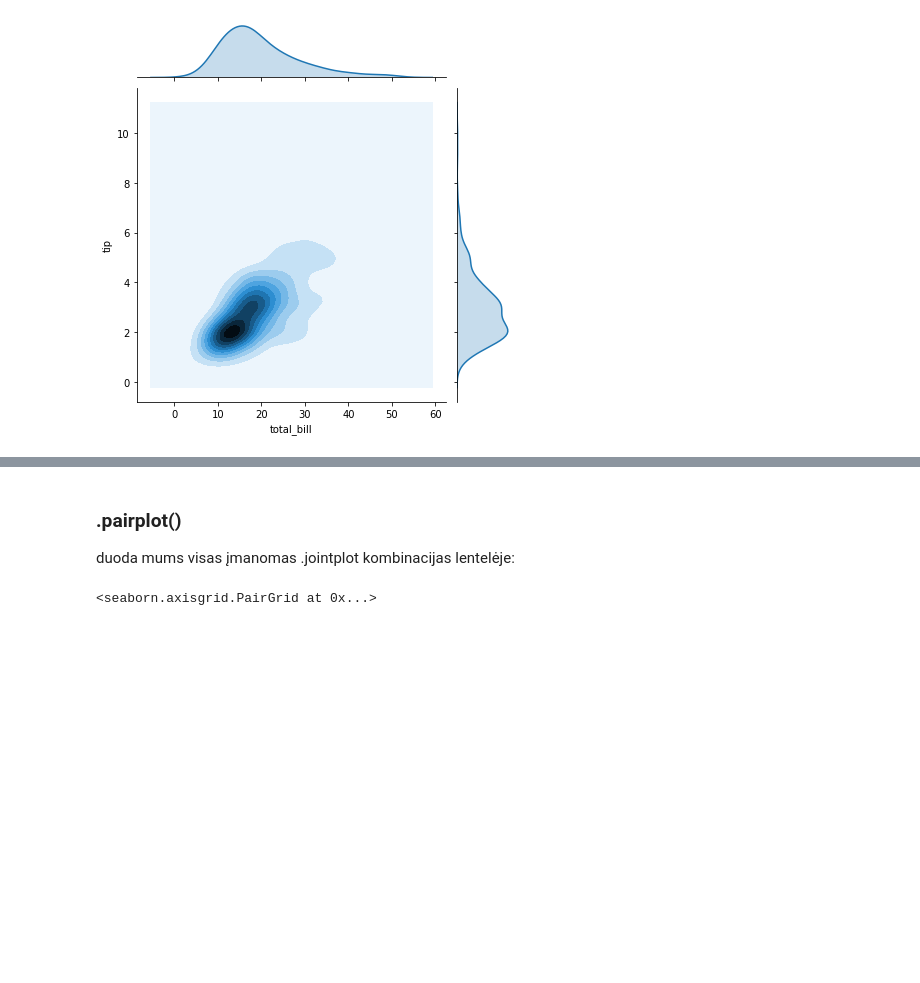
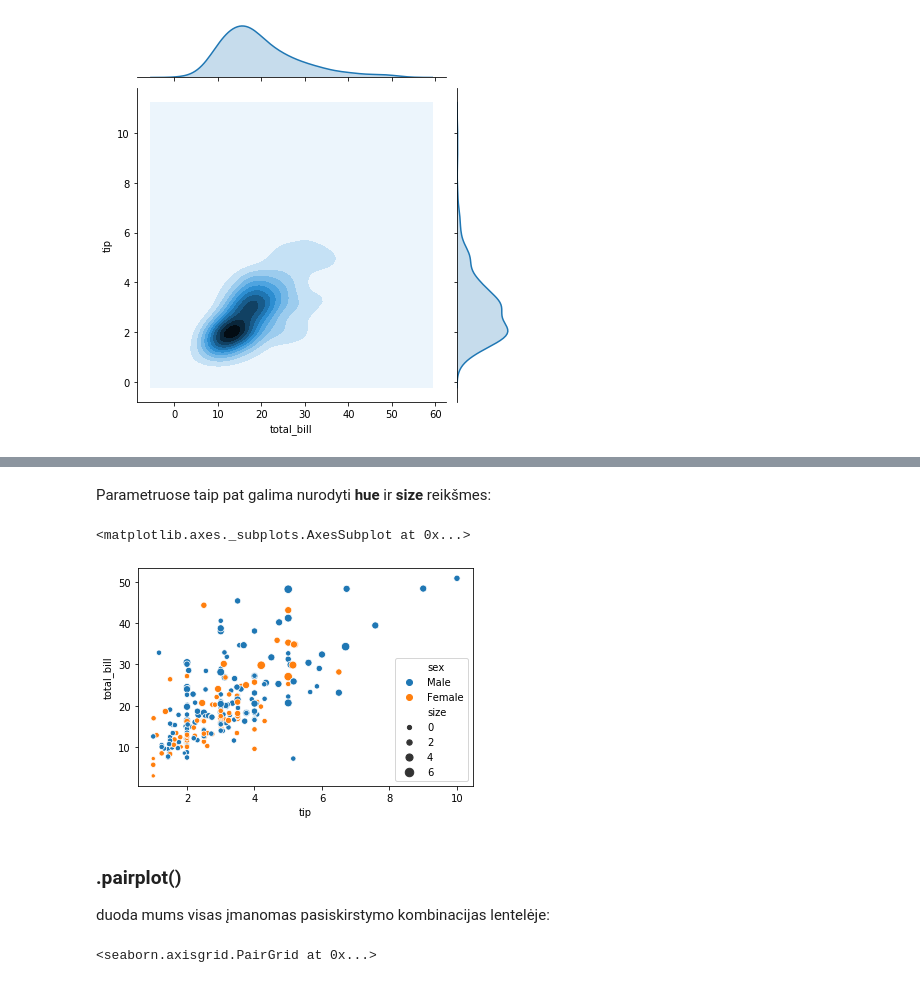
Before and after one commit to robotautas/kursas, a Jupyter notebook: Seaborn/Seaborn.ipynb, the cells around one changed output, grey strips where cells are left out. Saved outputs shown, nothing was run; the diff lists cells and outputs as text; code cells hidden in the pictures; blank space fills up the shorter version.

```diff
--- a/Seaborn/Seaborn.ipynb
+++ b/Seaborn/Seaborn.ipynb
@@ -83,6 +91,13 @@ sns.jointplot(x='total_bill', y='tip', data=tips, kind='kde')
+# %% [markdown]
+Parametruose taip pat galima nurodyti **hue** ir **size** reikšmes:
+# %%
+sns.scatterplot('tip', 'total_bill', data=tips, hue='sex', size='size')
+# %% [output]
+<matplotlib.axes._subplots.AxesSubplot at 0x...>
+[figure, added]
 # %% [markdown]
 ### .pairplot()
-duoda mums visas įmanomas .jointplot kombinacijas lentelėje:
+duoda mums visas įmanomas pasiskirstymo kombinacijas lentelėje:
 # %%
 sns.pairplot(tips)
 # %% [output]
```
Also changed, not shown: parts of 22 cells of this notebook.
